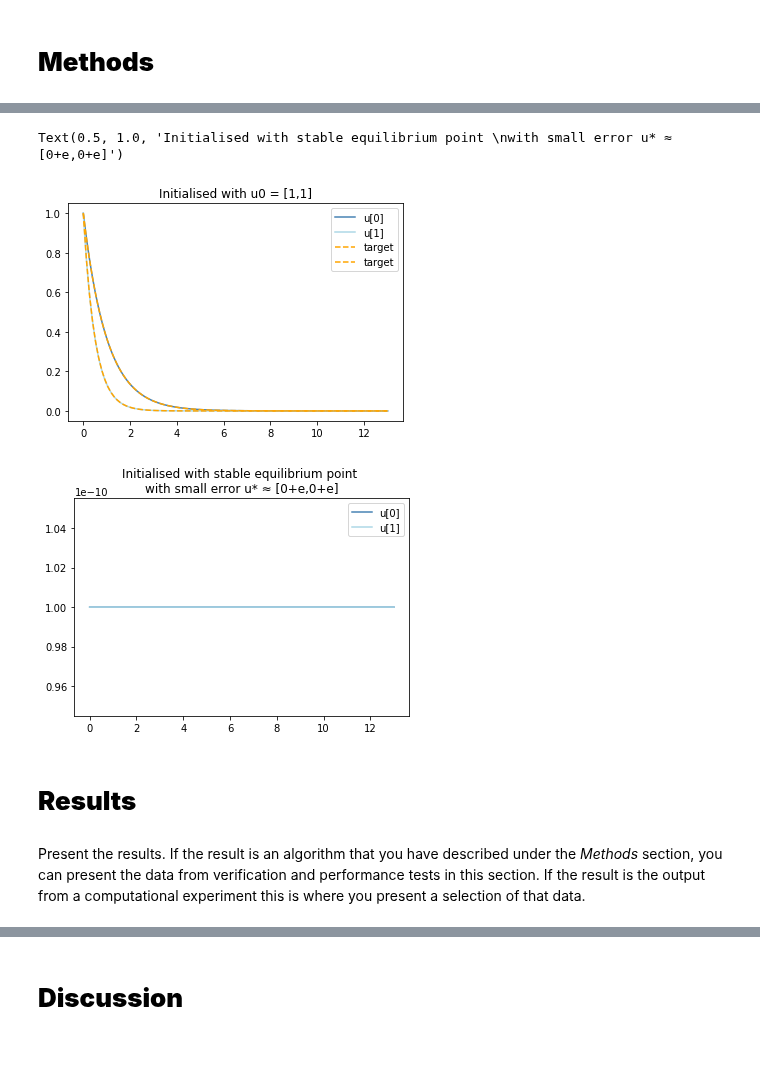
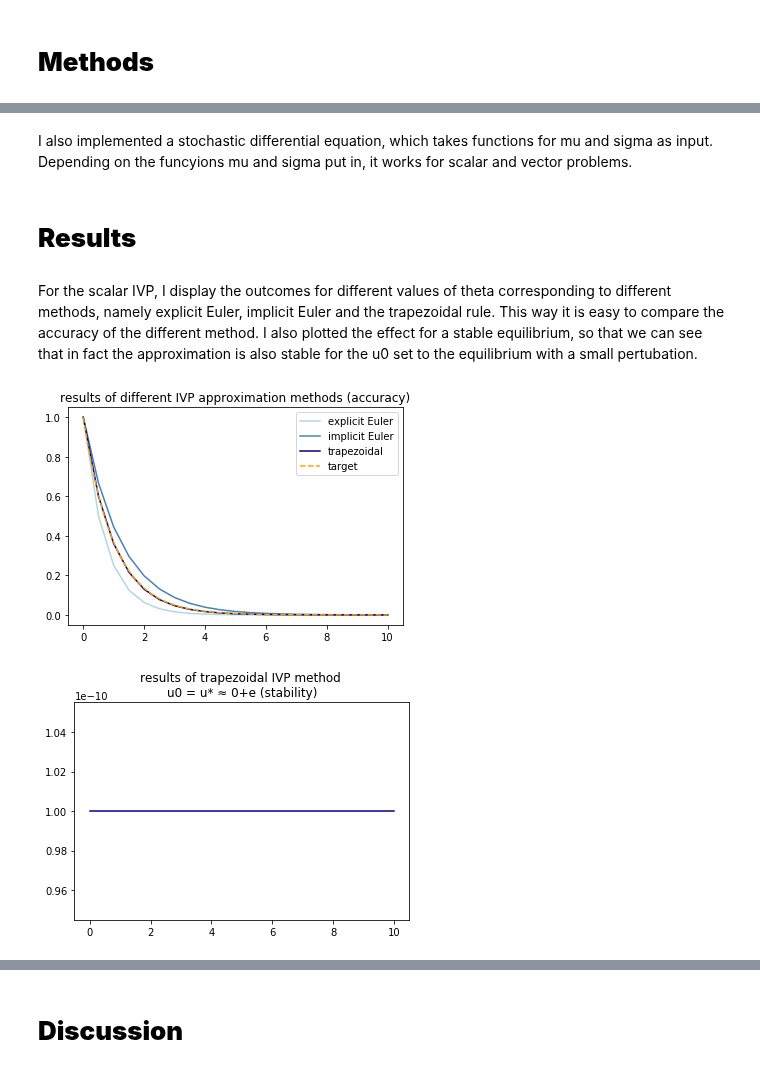
Before and after one commit to johanhoffman/DD2363-VT20, a Jupyter notebook: Lab-6/linde-report-lab-6.ipynb, the cells around one changed output, grey strips where cells are left out. Cells and saved outputs as stored; diff of their text form; code cells hidden in the pictures.

```diff
--- a/Lab-6/linde-report-lab-6.ipynb
+++ b/Lab-6/linde-report-lab-6.ipynb
@@ -145,44 +117,56 @@ F = lambda x : np.exp(-x)
+# %% [markdown]
+I also implemented a stochastic differential equation, which takes functions for mu and sigma as input. Depending on the funcyions mu and sigma put in, it works for scalar and vector problems.
 # %%
-def theta_system(f, T, u0, theta, k = 0.1):
+def stoch_dif_eq(mu, sigma, T, u0, k =0.01):
+  f = lambda x, t: mu(x,t) + sigma(x,t)
   us = np.matrix(u0)
   t = 0
   while t < T:
-    fNewt = lambda u : u - u0 - k*((1-theta)*f(u,t)+theta*f(u0,t))
-    u = newton_sys(fNewt, u0, 2, 2)
+    u = u0 + k * f(u0,t)
     u0 = u
     t = t+k
     us = np.concatenate((us, np.matrix(u)))
   return us, t
-
-# f = lambda u, t : np.array([ u[0] * (1.5-2.*u[1]), u[1] * (1.*(u[0])-1.)])
-# %% [output]
-Text(0.5, 1.0, 'Initialised with stable equilibrium point \nwith small error u* ≈ [0+e,0+e]')
-[figure, removed]
-[figure, removed]
 # %% [markdown]
 # **Results**
-# %% [markdown]
-Present the results. If the result is an algorithm that you have described under the *Methods* section, you can present the data from verification and performance tests in this section. If the result is the output from a computational experiment this is where you present a selection of that data.
+# %% [markdown]
+For the scalar IVP, I display the outcomes for different values of theta corresponding to different methods, namely explicit Euler, implicit Euler and the trapezoidal rule. This way it is easy to compare the accuracy of the different method. I also plotted the effect for a stable equilibrium, so that we can see that in fact the approximation is also stable for the u0 set to the equilibrium with a small pertubation.
 # %%
+f = lambda u, t : -u
+F = lambda x : np.exp(-x)
+
+fig = plt.figure()
 #plot Explicit Euler
 us, t = theta_method(f, T=10, u0=1, theta=1, k=0.5)
 x = np.array(np.linspace(0,t,len(us)))
 plt.plot(x, us, c = 'lightblue', label = "explicit Euler")
 
 # plot implicit Euler
 us, t = theta_method(f, T=10, u0=1, theta=0, k=0.5)
 x = np.array(np.linspace(0,t,len(us)))
 plt.plot(x, us, c = 'steelblue', label = "implicit Euler")
 
 # plot trapezoidal
 us, t = theta_method(f, T=10, u0=1, theta=0.5, k=0.5)
 x = np.array(np.linspace(0,t,len(us)))
 plt.plot(x, us, c = 'darkblue', label = "trapezoidal")
 
 # plot target
 x = np.array(np.linspace(0,t,100))
 plt.plot(x, F(x), '--', c = 'orange', label = "target")
 
 plt.legend()
-plt.title("results of different IVP approximation methods")
+plt.title("results of different IVP approximation methods (accuracy)")
 print()
+
+# plot equilibirum
+us, t = theta_method(f, T=10, u0=0+1e-10, theta=0.5, k=0.5)
+x = np.array(np.linspace(0,t,len(us)))
+
+fig = plt.figure()
+plt.plot(x, us, c = 'darkblue', label = "trapezoidal")
+plt.title("results of trapezoidal IVP method \nu0 = u* \u2248 0+e (stability)")
+print()
+# %% [output]
+[figure, added]
+[figure, added]
```
Also changed, not shown: parts of 35 cells of this notebook.
